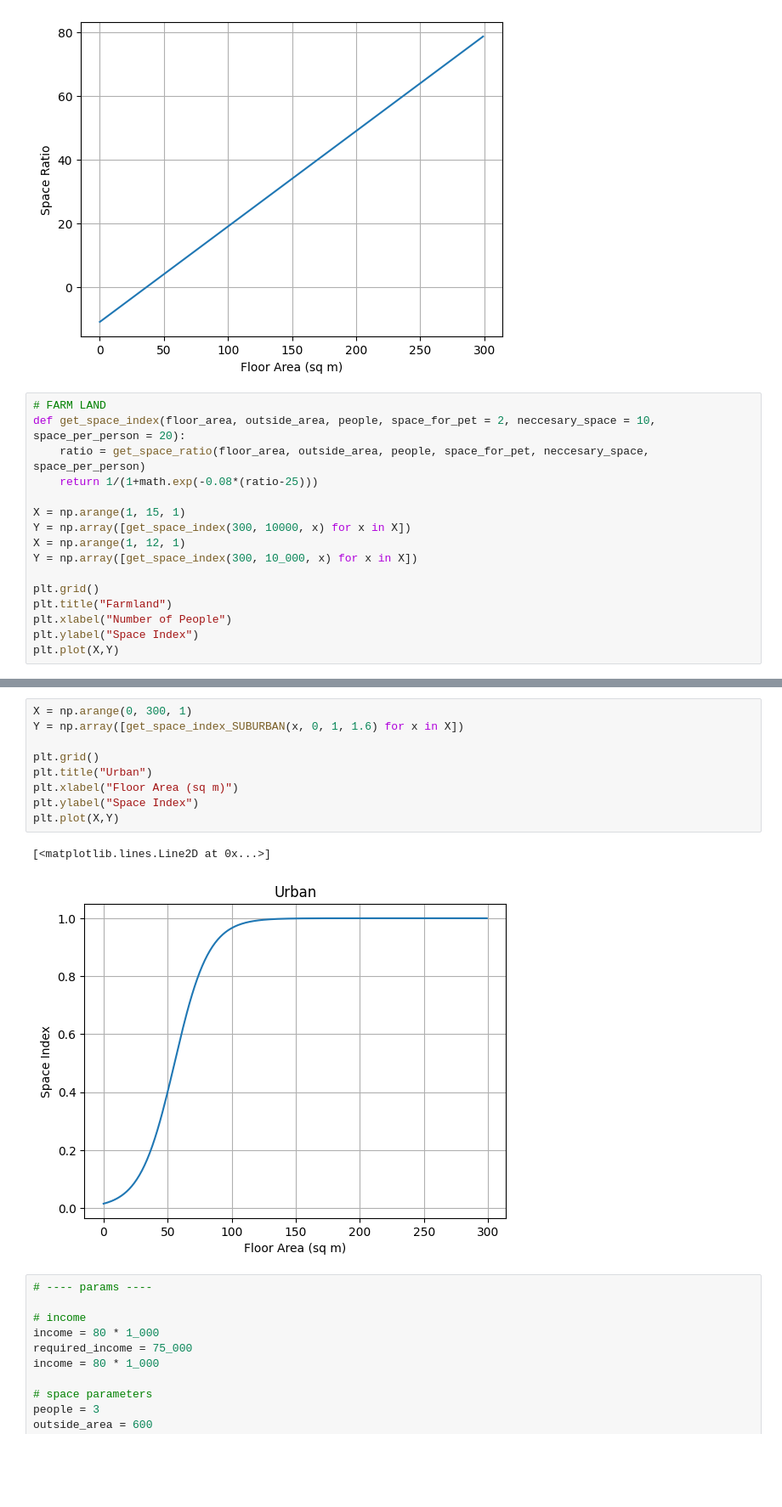
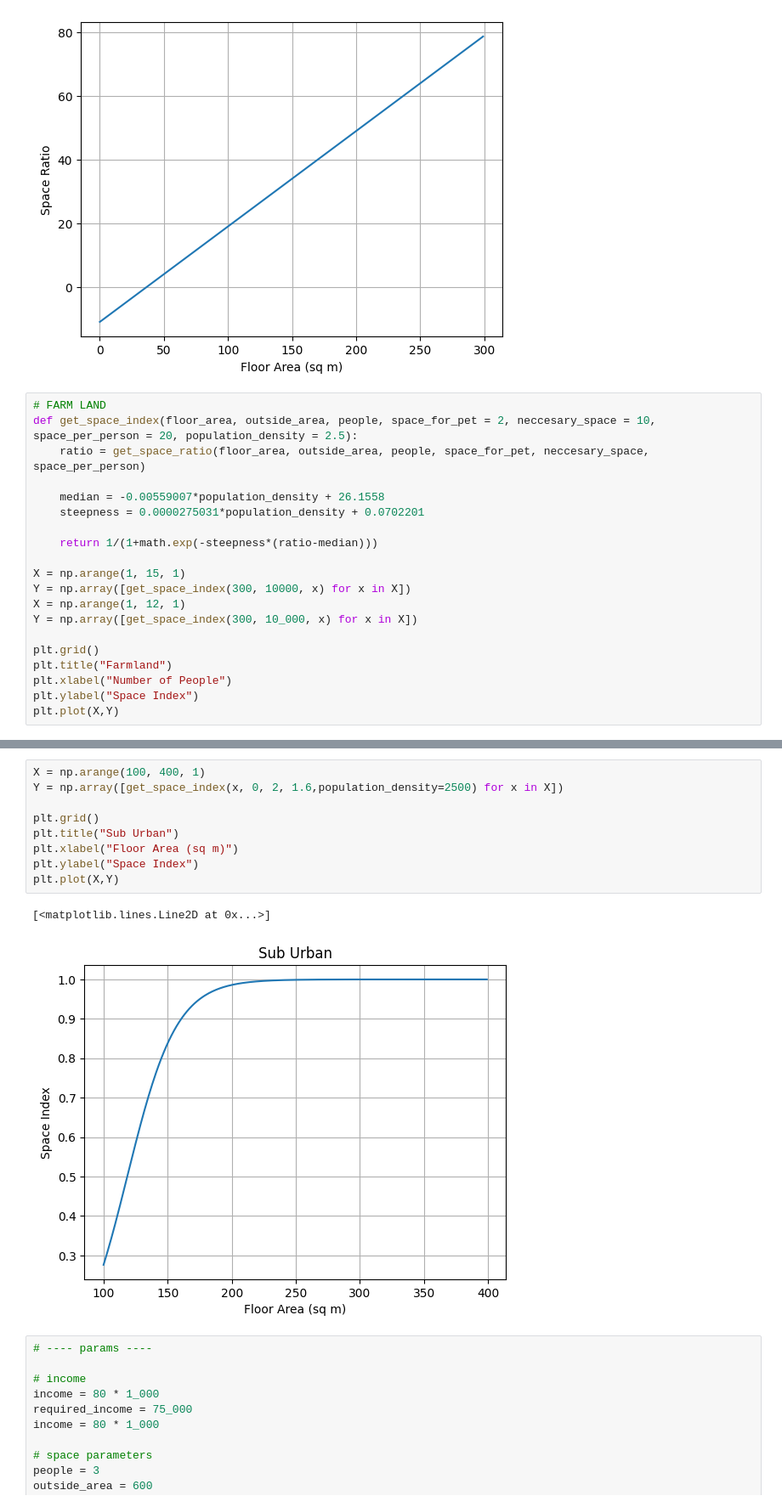
Before and after one commit to i2mx/IMMC-A-2024, a Jupyter notebook: Question1Model.ipynb, the cells around one changed output, grey strips where cells are left out. Shown at 85% size. Saved outputs shown, nothing was run; the diff lists cells and outputs as text; blank space fills up the shorter version.

```diff
--- a/Question1Model.ipynb
+++ b/Question1Model.ipynb
@@ -88,9 +104,13 @@ plt.plot(X,Y)
 [figure]
 # %%
 # FARM LAND
-def get_space_index(floor_area, outside_area, people, space_for_pet = 2, neccesary_space = 10, space_per_person = 20):
+def get_space_index(floor_area, outside_area, people, space_for_pet = 2, neccesary_space = 10, space_per_person = 20, population_density = 2.5):
     ratio = get_space_ratio(floor_area, outside_area, people, space_for_pet, neccesary_space, space_per_person)
-    return 1/(1+math.exp(-0.08*(ratio-25)))
+
+    median = -0.00559007*population_density + 26.1558
+    steepness = 0.0000275031*population_density + 0.0702201
+
+    return 1/(1+math.exp(-steepness*(ratio-median)))
 
 X = np.arange(1, 15, 1)
 Y = np.array([get_space_index(300, 10000, x) for x in X])
@@ -164,15 +184,15 @@ plt.plot(X,Y)
 # %%
-X = np.arange(0, 300, 1)
-Y = np.array([get_space_index_SUBURBAN(x, 0, 1, 1.6) for x in X])
+X = np.arange(100, 400, 1)
+Y = np.array([get_space_index(x, 0, 2, 1.6,population_density=2500) for x in X])
 
 plt.grid()
-plt.title("Urban")
+plt.title("Sub Urban")
 plt.xlabel("Floor Area (sq m)")
 plt.ylabel("Space Index")
 plt.plot(X,Y)
 # %% [output]
 [<matplotlib.lines.Line2D at 0x...>]
-[figure, old version]
+[figure, new version]
 # %%
 # ---- params ----
 
```
Also changed, not shown: parts of 13 cells of this notebook.
